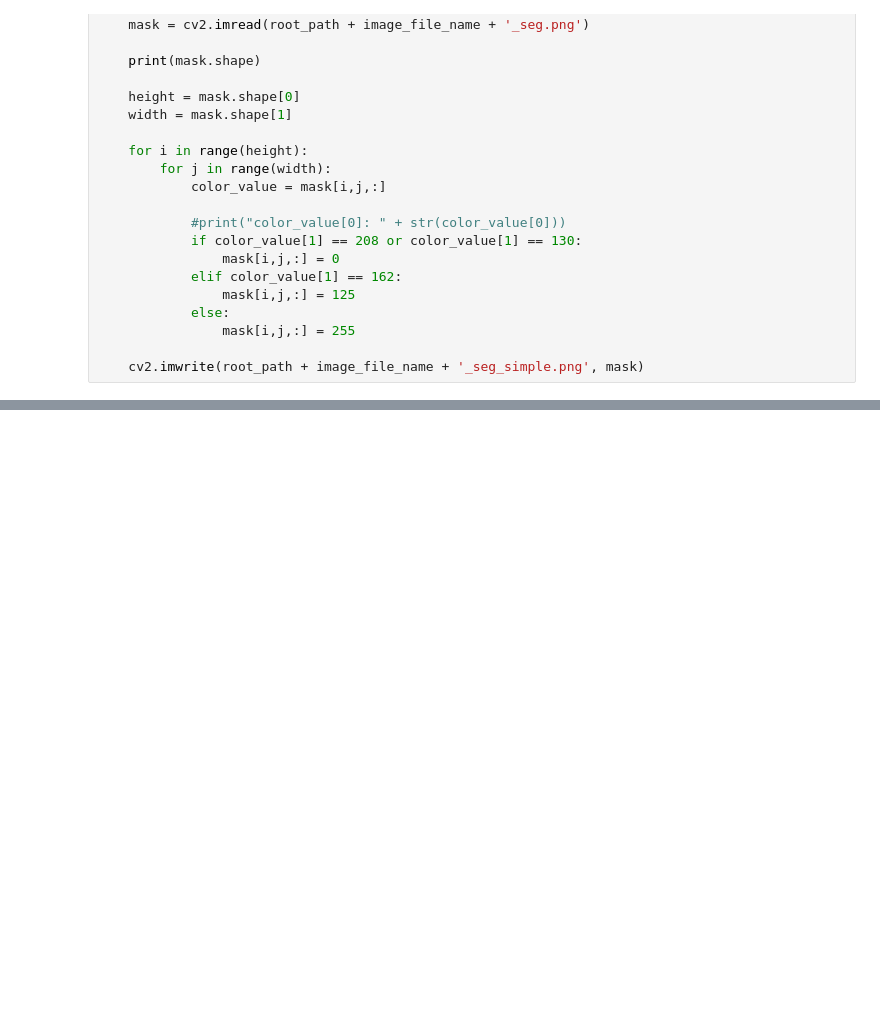
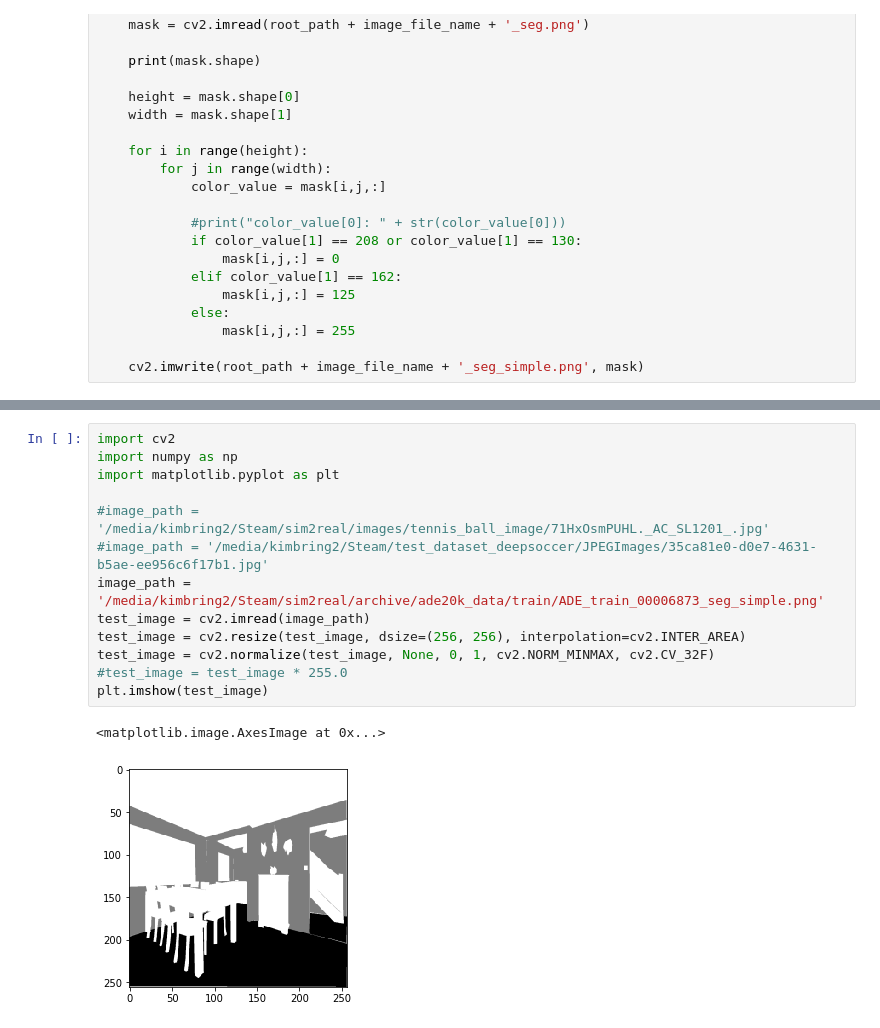
Before and after one commit to kimbring2/DeepSoccer, a Jupyter notebook: segmentation_kaggle.ipynb, the cells around one changed output, grey strips where cells are left out. Cells and saved outputs as stored; diff of their text form; blank space fills up the shorter version.

Commit message:
Add files via upload
Dataset memory overflow issue solve

```diff
--- a/segmentation_kaggle.ipynb
+++ b/segmentation_kaggle.ipynb
@@ -149,3 +228,19 @@ plt.imshow(mask)
+# %%
+import cv2
+import numpy as np
+import matplotlib.pyplot as plt
+
+#image_path = '/media/kimbring2/Steam/sim2real/images/tennis_ball_image/71HxOsmPUHL._AC_SL1201_.jpg'
+#image_path = '/media/kimbring2/Steam/test_dataset_deepsoccer/JPEGImages/35ca81e0-d0e7-4631-b5ae-ee956c6f17b1.jpg'
+image_path = '/media/kimbring2/Steam/sim2real/archive/ade20k_data/train/ADE_train_00006873_seg_simple.png'
+test_image = cv2.imread(image_path)
+test_image = cv2.resize(test_image, dsize=(256, 256), interpolation=cv2.INTER_AREA)
+test_image = cv2.normalize(test_image, None, 0, 1, cv2.NORM_MINMAX, cv2.CV_32F)
+#test_image = test_image * 255.0
+plt.imshow(test_image)
+# %% [output]
+<matplotlib.image.AxesImage at 0x...>
+[figure, added]
 # %%
 def conv_block(X,filters,block):
     # resiudal block with dilated convolutions
```
Also changed, not shown: parts of 28 cells of this notebook.
